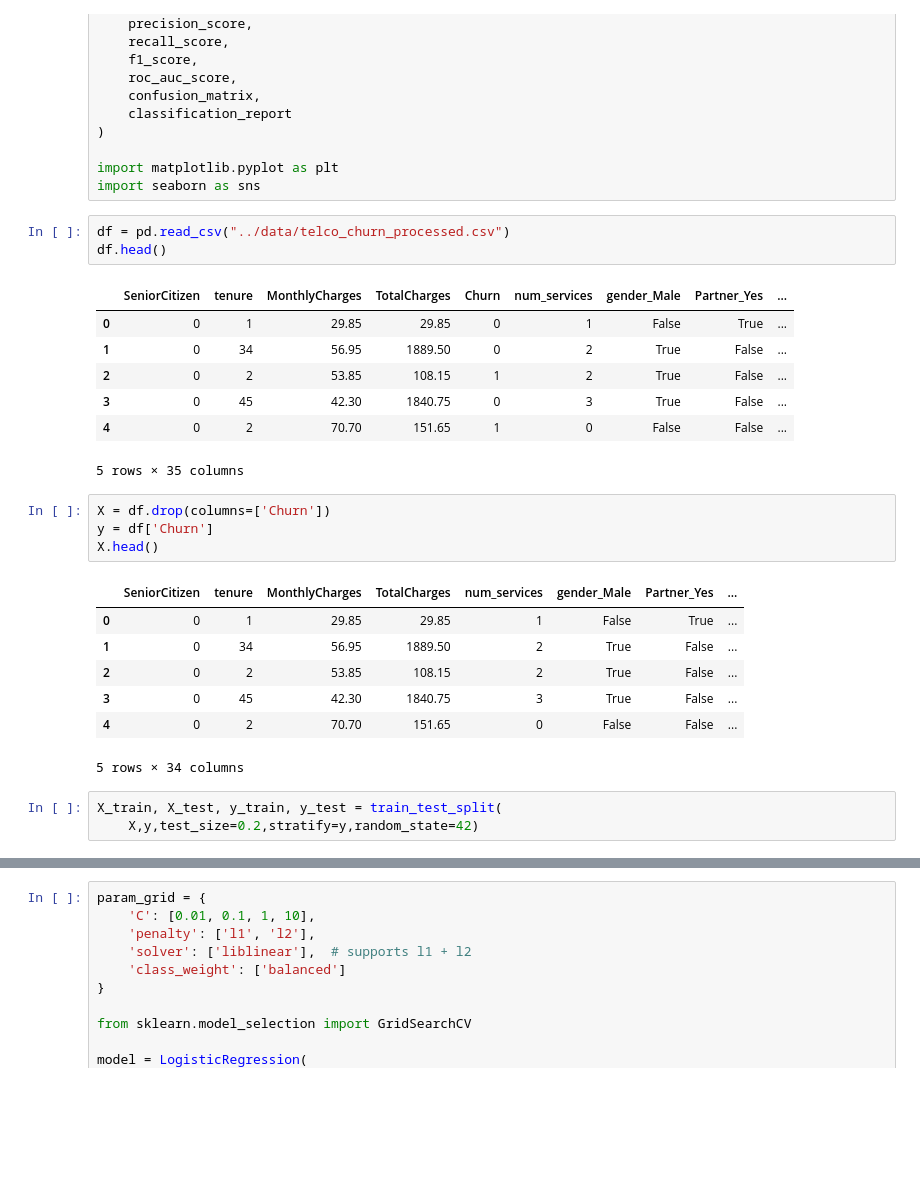
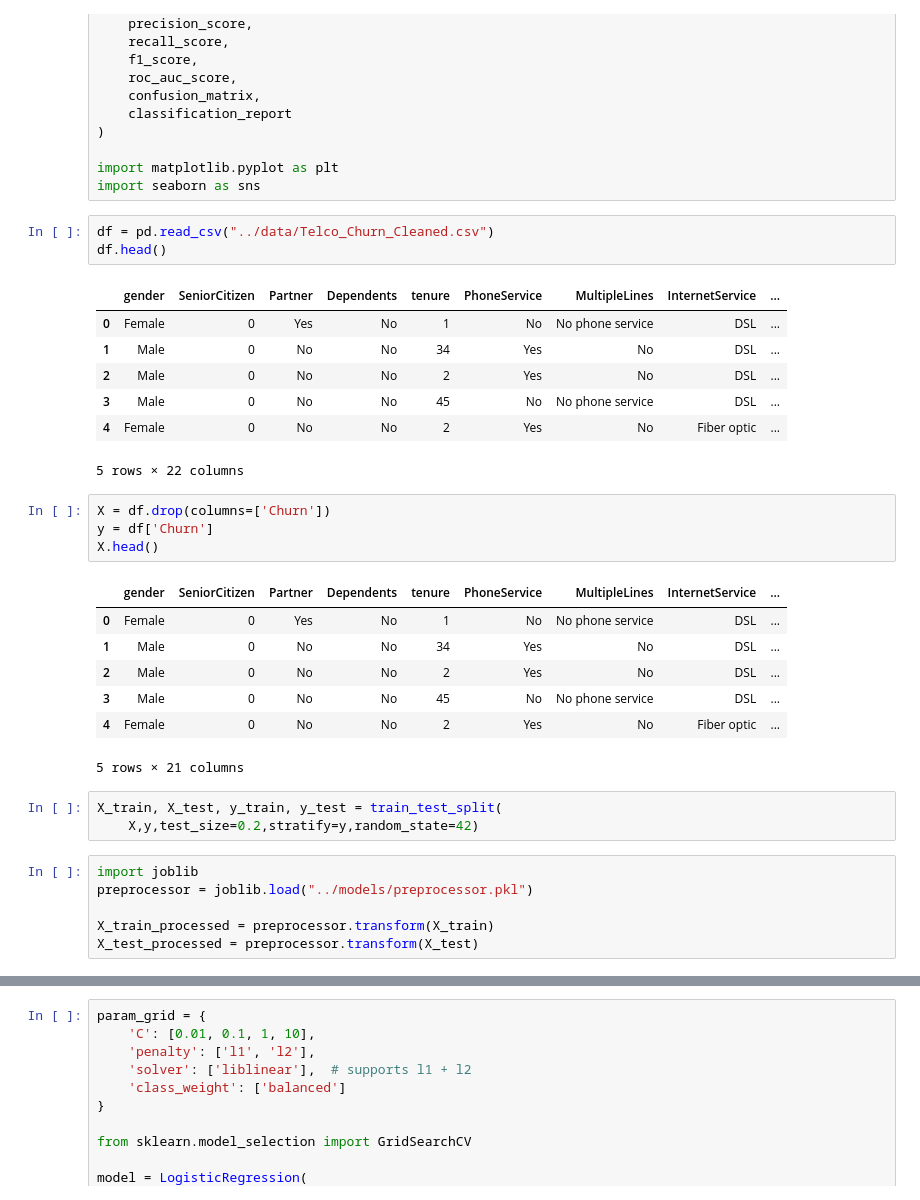
Before and after one commit to Arya-Dhawan/Customer-Churn-Prediction, a Jupyter notebook: notebooks/03_logistic_regression.ipynb, the cells around one changed output, grey strips where cells are left out. Drawn from its saved outputs; the diff is of its cells as text; blank space fills up the shorter version.

Commit message:
Fixed Preprocessor and Retrained All Models

```diff
--- a/notebooks/03_logistic_regression.ipynb
+++ b/notebooks/03_logistic_regression.ipynb
@@ -18,28 +18,34 @@ from sklearn.metrics import (
 import matplotlib.pyplot as plt
 import seaborn as sns
 # %%
-df = pd.read_csv("../data/telco_churn_processed.csv")
+df = pd.read_csv("../data/Telco_Churn_Cleaned.csv")
 df.head()
 # %% [output]
-|  | SeniorCitizen | tenure | MonthlyCharges | TotalCharges | Churn | num_services | gender_Male | Partner_Yes | ... |
-| 0 | 0 | 1 | 29.85 | 29.85 | 0 | 1 | False | True | ... |
-| 1 | 0 | 34 | 56.95 | 1889.50 | 0 | 2 | True | False | ... |
-| 2 | 0 | 2 | 53.85 | 108.15 | 1 | 2 | True | False | ... |
-| 3 | 0 | 45 | 42.30 | 1840.75 | 0 | 3 | True | False | ... |
-| 4 | 0 | 2 | 70.70 | 151.65 | 1 | 0 | False | False | ... |
+|  | gender | SeniorCitizen | Partner | Dependents | tenure | PhoneService | MultipleLines | InternetService | ... |
+| 0 | Female | 0 | Yes | No | 1 | No | No phone service | DSL | ... |
+| 1 | Male | 0 | No | No | 34 | Yes | No | DSL | ... |
+| 2 | Male | 0 | No | No | 2 | Yes | No | DSL | ... |
+| 3 | Male | 0 | No | No | 45 | No | No phone service | DSL | ... |
+| 4 | Female | 0 | No | No | 2 | Yes | No | Fiber optic | ... |
-5 rows × 35 columns
+5 rows × 22 columns
 # %%
 X = df.drop(columns=['Churn'])
 y = df['Churn']
 X.head()
 # %% [output]
-|  | SeniorCitizen | tenure | MonthlyCharges | TotalCharges | num_services | gender_Male | Partner_Yes | ... |
-| 0 | 0 | 1 | 29.85 | 29.85 | 1 | False | True | ... |
-| 1 | 0 | 34 | 56.95 | 1889.50 | 2 | True | False | ... |
-| 2 | 0 | 2 | 53.85 | 108.15 | 2 | True | False | ... |
-| 3 | 0 | 45 | 42.30 | 1840.75 | 3 | True | False | ... |
-| 4 | 0 | 2 | 70.70 | 151.65 | 0 | False | False | ... |
+|  | gender | SeniorCitizen | Partner | Dependents | tenure | PhoneService | MultipleLines | InternetService | ... |
+| 0 | Female | 0 | Yes | No | 1 | No | No phone service | DSL | ... |
+| 1 | Male | 0 | No | No | 34 | Yes | No | DSL | ... |
+| 2 | Male | 0 | No | No | 2 | Yes | No | DSL | ... |
+| 3 | Male | 0 | No | No | 45 | No | No phone service | DSL | ... |
+| 4 | Female | 0 | No | No | 2 | Yes | No | Fiber optic | ... |
-5 rows × 34 columns
+5 rows × 21 columns
 # %%
 X_train, X_test, y_train, y_test = train_test_split(
     X,y,test_size=0.2,stratify=y,random_state=42)
+# %%
+import joblib
+preprocessor = joblib.load("../models/preprocessor.pkl")
+
+X_train_processed = preprocessor.transform(X_train)
+X_test_processed = preprocessor.transform(X_test)
```
Also changed, not shown: parts of 8 cells of this notebook, 18 other files.
